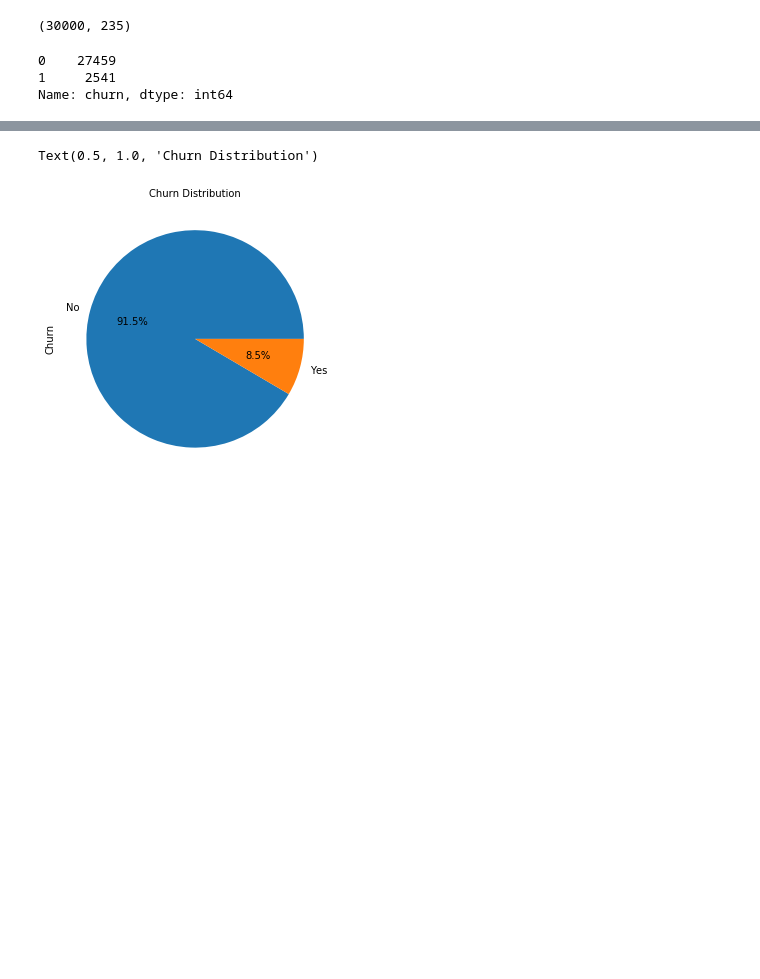
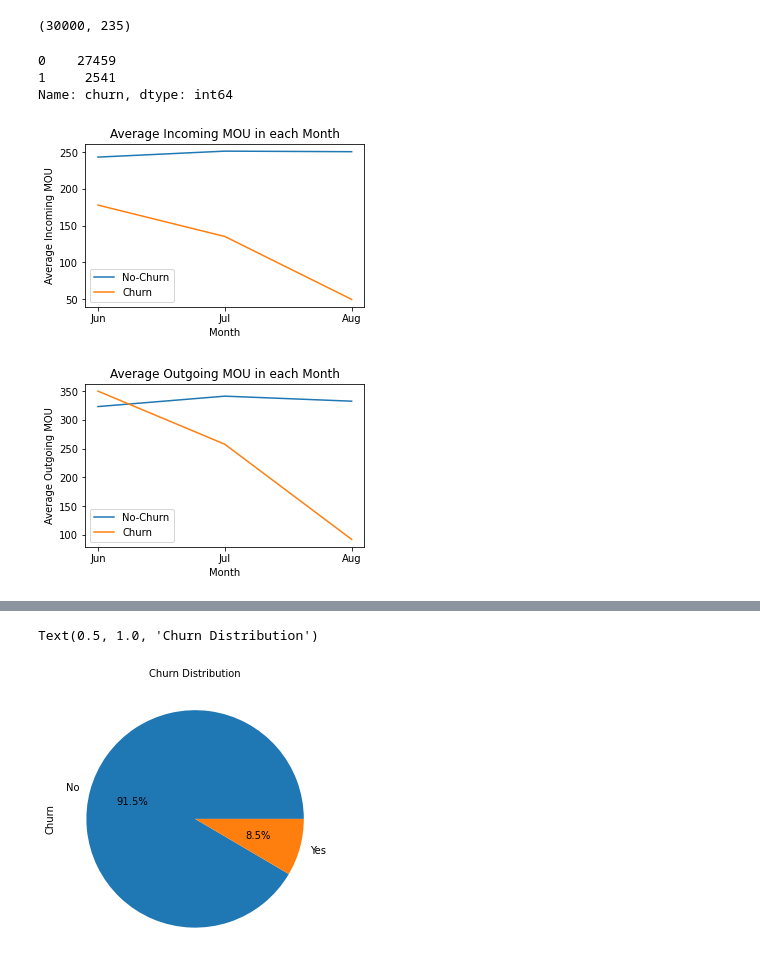
Before and after one commit to raghaven97/Telecom-Churn, a Jupyter notebook: churnCaseStudyVishalKhialani.ipynb, the cells around one changed output, grey strips where cells are left out. Saved outputs shown, nothing was run; the diff lists cells and outputs as text; code cells hidden in the pictures; blank space fills up the shorter version.

```diff
--- a/churnCaseStudyVishalKhialani.ipynb
+++ b/churnCaseStudyVishalKhialani.ipynb
@@ -93,3 +94,16 @@ churn_data.head()
 def checkNullValues(df, percentage):
     NA_features = round(100*(df.isnull().sum()/len(df.index))).sort_values(ascending=False)
     return NA_features.loc[NA_features > percentage]
+# %%
+# function to plot graphs based on "churn"
+def chartChurnMou(featList,type_call):
+    fig, ax = plt.subplots(figsize=(5,3))
+    data=churn_data_hvc.groupby(['churn'])[featList].mean().T
+    plt.plot(data)
+    ax.set_xticklabels(['Jun','Jul','Aug'])
+    # legend
+    plt.legend(['No-Churn', 'Churn'])
+    # title & labels
+    plt.title("Average "+type_call+" MOU in each Month", loc='center', fontsize=12)
+    plt.xlabel("Month")
+    plt.ylabel("Average "+type_call+" MOU")
@@ -327,3 +348,11 @@ churn_data_hvc['churn'].value_counts()
 0    27459
 1     2541
 Name: churn, dtype: int64
+# %%
+inc_call_list = ['total_ic_mou_6','total_ic_mou_7','total_ic_mou_8']
+out_call_list = ['total_og_mou_6','total_og_mou_7','total_og_mou_8']
+chartChurnMou(inc_call_list,'Incoming')
+chartChurnMou(out_call_list,'Outgoing')
+# %% [output]
+[figure, added]
+[figure, added]
```
Also changed, not shown: parts of 35 cells of this notebook.
